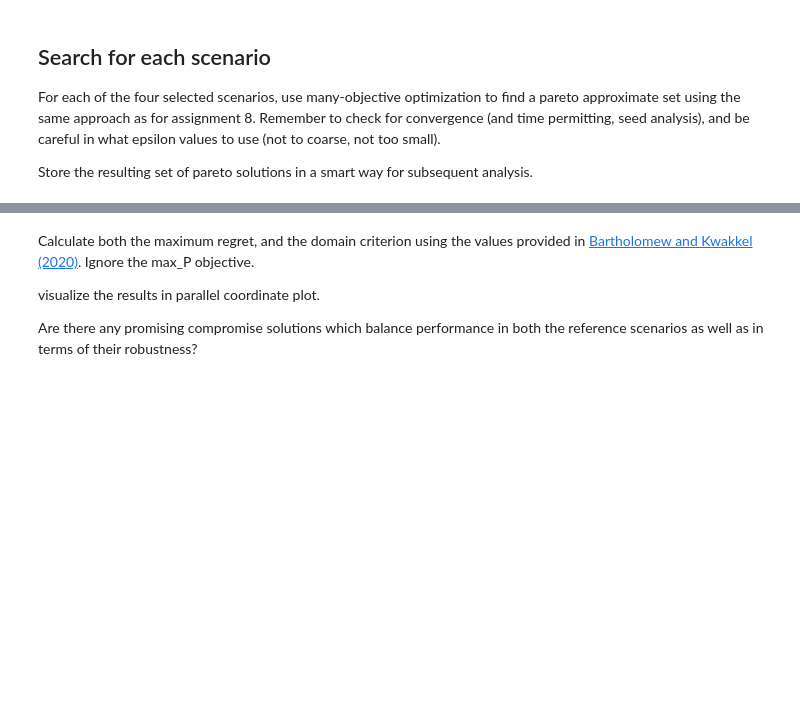
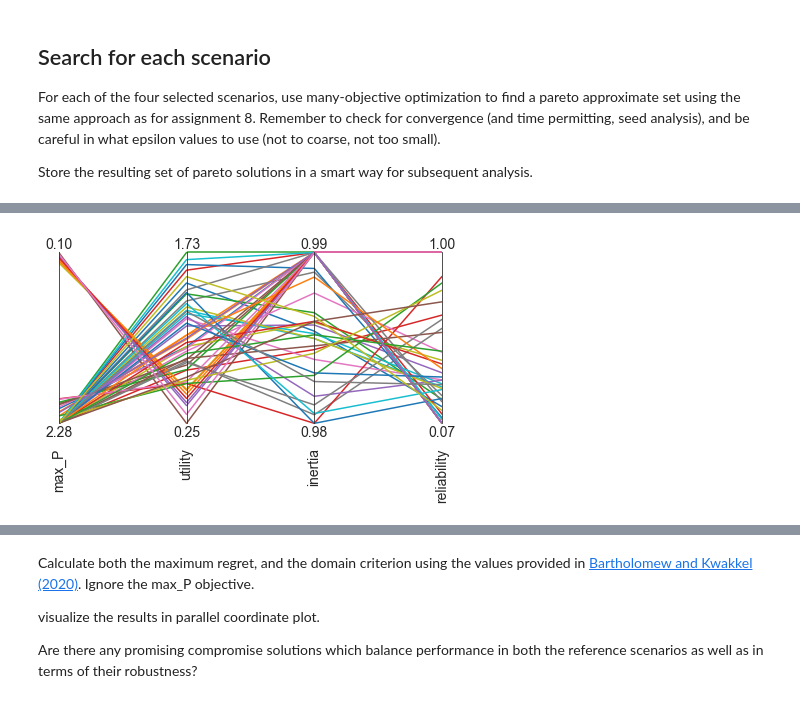
Before and after one commit to floristevito/EPA1361, a Jupyter notebook: lab_sessions/Week 5-6 - robustness and direct search/assignment 9 - multi-scenario MORDM.ipynb, the cells around one changed output, grey strips where cells are left out. Saved outputs shown, nothing was run; the diff lists cells and outputs as text; code cells hidden in the pictures; blank space fills up the shorter version.

```diff
--- a/lab_sessions/Week 5-6 - robustness and direct search/assignment 9 - multi-scenario MORDM.ipynb
+++ b/lab_sessions/Week 5-6 - robustness and direct search/assignment 9 - multi-scenario MORDM.ipynb
@@ -171,20 +123,10 @@ SS4 = Scenario('SS4', b=0.4, q=2, mean=0.02, stdev=0.01)
-# %%
-from ema_workbench.em_framework.optimization import (HyperVolume,
-                                                     EpsilonProgress)
-from ema_workbench import Constraint
-
-#specify outcomes
-lake_model.outcomes = [ScalarOutcome('max_P', kind=ScalarOutcome.MINIMIZE,
-                                     expected_range=(0,5)),
-                       ScalarOutcome('utility', kind=ScalarOutcome.MAXIMIZE,
-                                     expected_range=(0,2)),
-                       ScalarOutcome('inertia', kind=ScalarOutcome.MAXIMIZE,
-                                    expected_range=(0,1)),
-                       ScalarOutcome('reliability', kind=ScalarOutcome.MAXIMIZE,
-                                     expected_range=(0,1))]
-
-convergence_metrics = [HyperVolume.from_outcomes(lake_model.outcomes),
-                       EpsilonProgress()]
-
-constraints = [Constraint("max pollution", outcome_names="max_P",
-                          function=lambda x:max(0, x-5))]
+# %%
+
+List3 = []
+
+for index_e in [2655, 12, 1, 2]:
+    line = experiments.iloc[index_e]
+    List3.append(Scenario('SS'+str(counter), b=line['b'], q=line['q'], mean=line['mean'], delta=line['delta'], stdev=line['stdev']))
+
+
+List3
@@ -190,0 +138,5 @@ constraints = [Constraint("max pollution", outcome_names="max_P",
+# %%
+with MultiprocessingEvaluator(lake_model) as evaluator:
+    results1, convergence1 = evaluator.optimize(nfe=1000, searchover='levers', scenarios=List3,
+                                    epsilons=[0.02, 0.02, 0.02, 0.02],
+                                    convergence=convergence_metrics)
@@ -196,0 +178,12 @@ Re-evaluate the combined set of solutions over 1000 scenarios sampled using LHS.
+# %%
+results1_copy = results1.copy()
+
+outcomesbig001 = results1_copy.drop(columns=['c1','c2','r1','r2','w1'])
+
+limits = parcoords.get_limits(outcomesbig001)
+axes = parcoords.ParallelAxes(limits)
+axes.plot(outcomesbig001)
+axes.invert_axis('max_P')
+plt.show()
+# %% [output]
+[figure, added]
```
Also changed, not shown: parts of 20 cells of this notebook.
